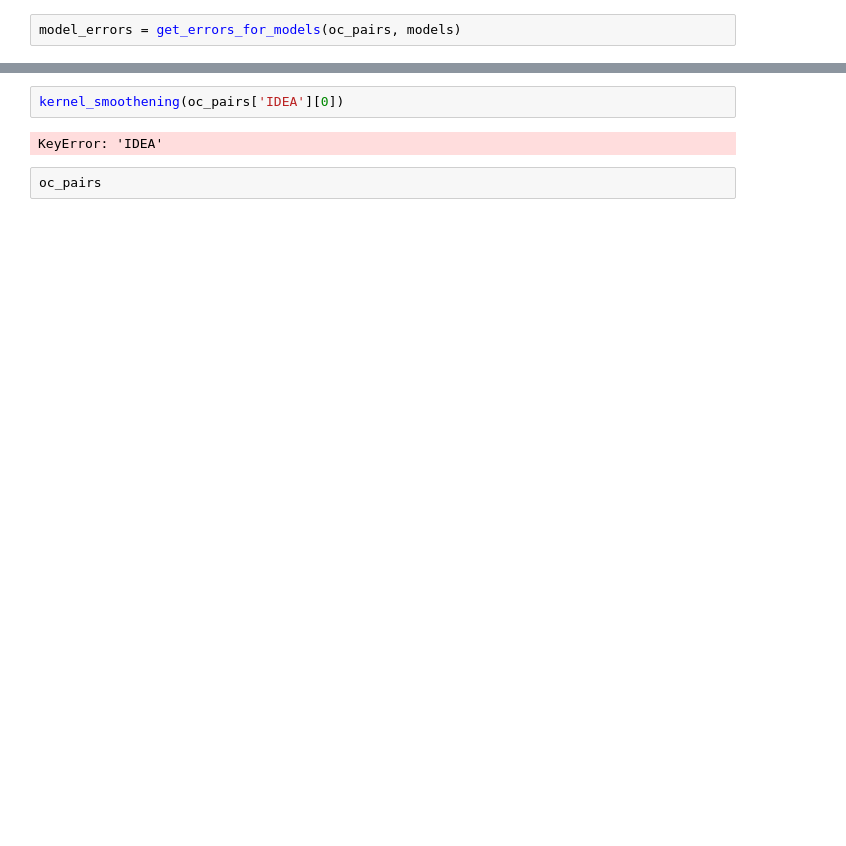
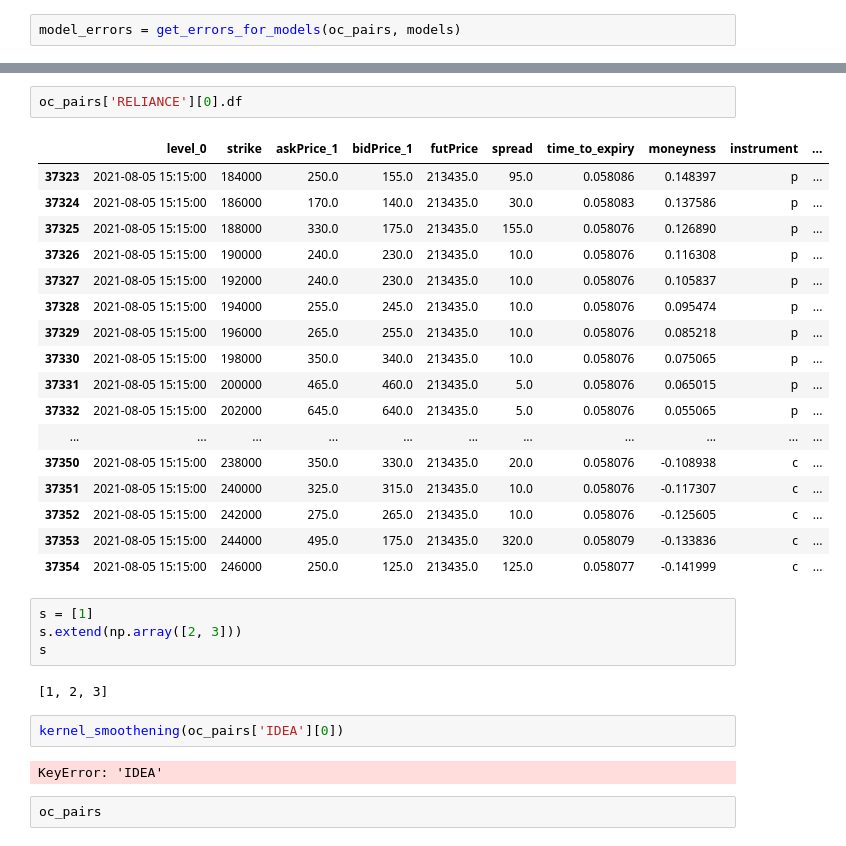
Before and after one commit to srajangarg/irage-assignment, a Jupyter notebook: work/playground.ipynb, the cells around one changed output, grey strips where cells are left out. Cells and saved outputs as stored; diff of their text form; blank space fills up the shorter version.

```diff
--- a/work/playground.ipynb
+++ b/work/playground.ipynb
@@ -65,3 +76,29 @@ pd.DataFrame(rows)
+# %%
+oc_pairs['RELIANCE'][0].df
+# %% [output]
+|  | level_0 | strike | askPrice_1 | bidPrice_1 | futPrice | spread | time_to_expiry | moneyness | instrument | ... |
+| 37323 | 2021-08-05 15:15:00 | 184000 | 250.0 | 155.0 | 213435.0 | 95.0 | 0.058086 | 0.148397 | p | ... |
+| 37324 | 2021-08-05 15:15:00 | 186000 | 170.0 | 140.0 | 213435.0 | 30.0 | 0.058083 | 0.137586 | p | ... |
+| 37325 | 2021-08-05 15:15:00 | 188000 | 330.0 | 175.0 | 213435.0 | 155.0 | 0.058076 | 0.126890 | p | ... |
+| 37326 | 2021-08-05 15:15:00 | 190000 | 240.0 | 230.0 | 213435.0 | 10.0 | 0.058076 | 0.116308 | p | ... |
+| 37327 | 2021-08-05 15:15:00 | 192000 | 240.0 | 230.0 | 213435.0 | 10.0 | 0.058076 | 0.105837 | p | ... |
+| 37328 | 2021-08-05 15:15:00 | 194000 | 255.0 | 245.0 | 213435.0 | 10.0 | 0.058076 | 0.095474 | p | ... |
+| 37329 | 2021-08-05 15:15:00 | 196000 | 265.0 | 255.0 | 213435.0 | 10.0 | 0.058076 | 0.085218 | p | ... |
+| 37330 | 2021-08-05 15:15:00 | 198000 | 350.0 | 340.0 | 213435.0 | 10.0 | 0.058076 | 0.075065 | p | ... |
+| 37331 | 2021-08-05 15:15:00 | 200000 | 465.0 | 460.0 | 213435.0 | 5.0 | 0.058076 | 0.065015 | p | ... |
+| 37332 | 2021-08-05 15:15:00 | 202000 | 645.0 | 640.0 | 213435.0 | 5.0 | 0.058076 | 0.055065 | p | ... |
+| ... | ... | ... | ... | ... | ... | ... | ... | ... | ... | ... |
+| 37350 | 2021-08-05 15:15:00 | 238000 | 350.0 | 330.0 | 213435.0 | 20.0 | 0.058076 | -0.108938 | c | ... |
+| 37351 | 2021-08-05 15:15:00 | 240000 | 325.0 | 315.0 | 213435.0 | 10.0 | 0.058076 | -0.117307 | c | ... |
+| 37352 | 2021-08-05 15:15:00 | 242000 | 275.0 | 265.0 | 213435.0 | 10.0 | 0.058076 | -0.125605 | c | ... |
+| 37353 | 2021-08-05 15:15:00 | 244000 | 495.0 | 175.0 | 213435.0 | 320.0 | 0.058079 | -0.133836 | c | ... |
+| 37354 | 2021-08-05 15:15:00 | 246000 | 250.0 | 125.0 | 213435.0 | 125.0 | 0.058077 | -0.141999 | c | ... |
+# %%
+s = [1]
+s.extend(np.array([2, 3]))
+s
+# %% [output]
+[1, 2, 3]
 # %%
 kernel_smoothening(oc_pairs['IDEA'][0])
 # %% [output]
```
Also changed, not shown: parts of 5 cells of this notebook, 3 other files.
